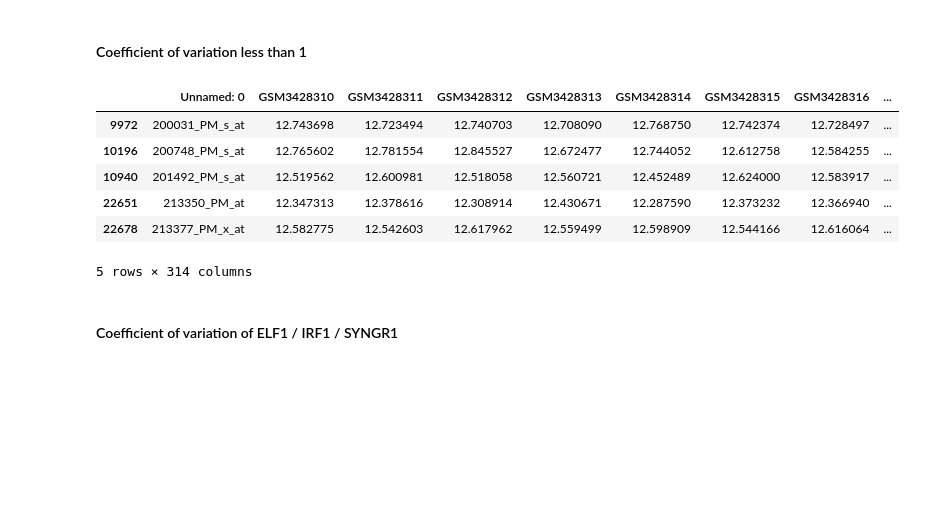
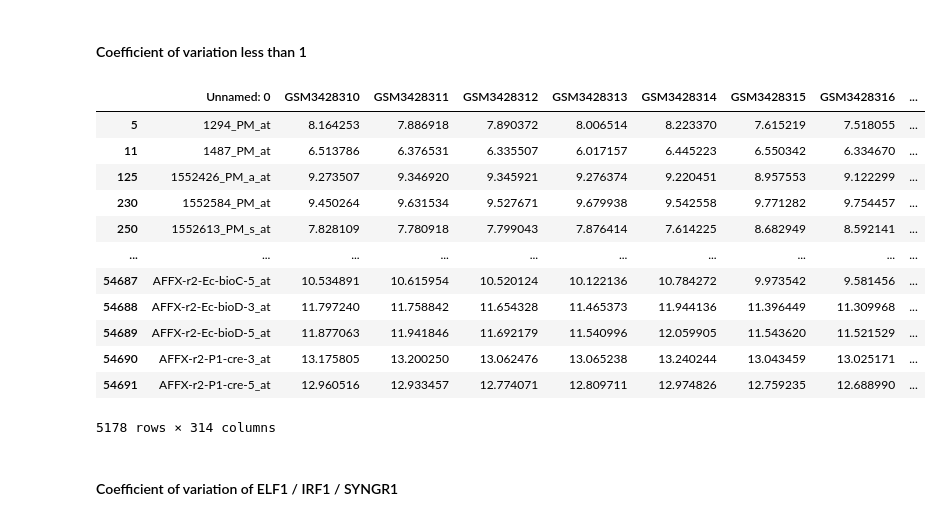
Before and after one commit to Nikunj-Gupta/Gene-Regulatory-Network-inference-in-Autoimmune-Diseases, a Jupyter notebook: plots.ipynb, the cells around one changed output. Drawn from its saved outputs; the diff is of its cells as text; code cells hidden in the pictures; blank space fills up the shorter version.

```diff
--- a/plots.ipynb
+++ b/plots.ipynb
@@ -117,15 +116,21 @@ raw_expre['CV'].max()
 # %% [markdown]
 #### Coefficient of variation less than 1
 # %%
-raw_expre[raw_expre['CV']<1]
+raw_expre[raw_expre['CV']<0.05]
 # %% [output]
 |  | Unnamed: 0 | GSM3428310 | GSM3428311 | GSM3428312 | GSM3428313 | GSM3428314 | GSM3428315 | GSM3428316 | ... |
-| 9972 | 200031_PM_s_at | 12.743698 | 12.723494 | 12.740703 | 12.708090 | 12.768750 | 12.742374 | 12.728497 | ... |
-| 10196 | 200748_PM_s_at | 12.765602 | 12.781554 | 12.845527 | 12.672477 | 12.744052 | 12.612758 | 12.584255 | ... |
-| 10940 | 201492_PM_s_at | 12.519562 | 12.600981 | 12.518058 | 12.560721 | 12.452489 | 12.624000 | 12.583917 | ... |
-| 22651 | 213350_PM_at | 12.347313 | 12.378616 | 12.308914 | 12.430671 | 12.287590 | 12.373232 | 12.366940 | ... |
-| 22678 | 213377_PM_x_at | 12.582775 | 12.542603 | 12.617962 | 12.559499 | 12.598909 | 12.544166 | 12.616064 | ... |
+| 5 | 1294_PM_at | 8.164253 | 7.886918 | 7.890372 | 8.006514 | 8.223370 | 7.615219 | 7.518055 | ... |
+| 11 | 1487_PM_at | 6.513786 | 6.376531 | 6.335507 | 6.017157 | 6.445223 | 6.550342 | 6.334670 | ... |
+| 125 | 1552426_PM_a_at | 9.273507 | 9.346920 | 9.345921 | 9.276374 | 9.220451 | 8.957553 | 9.122299 | ... |
+| 230 | 1552584_PM_at | 9.450264 | 9.631534 | 9.527671 | 9.679938 | 9.542558 | 9.771282 | 9.754457 | ... |
+| 250 | 1552613_PM_s_at | 7.828109 | 7.780918 | 7.799043 | 7.876414 | 7.614225 | 8.682949 | 8.592141 | ... |
+| ... | ... | ... | ... | ... | ... | ... | ... | ... | ... |
+| 54687 | AFFX-r2-Ec-bioC-5_at | 10.534891 | 10.615954 | 10.520124 | 10.122136 | 10.784272 | 9.973542 | 9.581456 | ... |
+| 54688 | AFFX-r2-Ec-bioD-3_at | 11.797240 | 11.758842 | 11.654328 | 11.465373 | 11.944136 | 11.396449 | 11.309968 | ... |
+| 54689 | AFFX-r2-Ec-bioD-5_at | 11.877063 | 11.941846 | 11.692179 | 11.540996 | 12.059905 | 11.543620 | 11.521529 | ... |
+| 54690 | AFFX-r2-P1-cre-3_at | 13.175805 | 13.200250 | 13.062476 | 13.065238 | 13.240244 | 13.043459 | 13.025171 | ... |
+| 54691 | AFFX-r2-P1-cre-5_at | 12.960516 | 12.933457 | 12.774071 | 12.809711 | 12.974826 | 12.759235 | 12.688990 | ... |
-5 rows × 314 columns
+5178 rows × 314 columns
 # %% [markdown]
 #### Coefficient of variation of ELF1 / IRF1 / SYNGR1
 # %%
```
Also changed, not shown: parts of 8 cells of this notebook.
